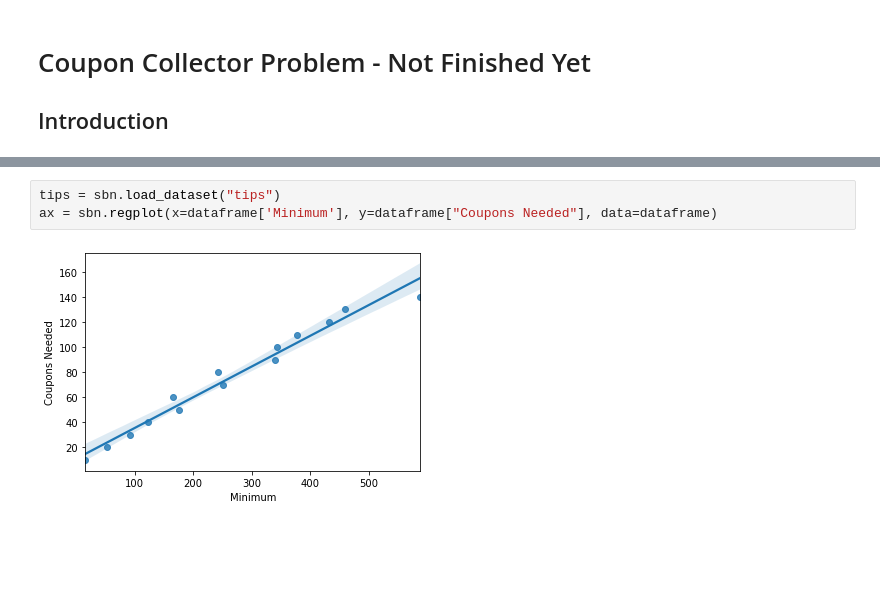
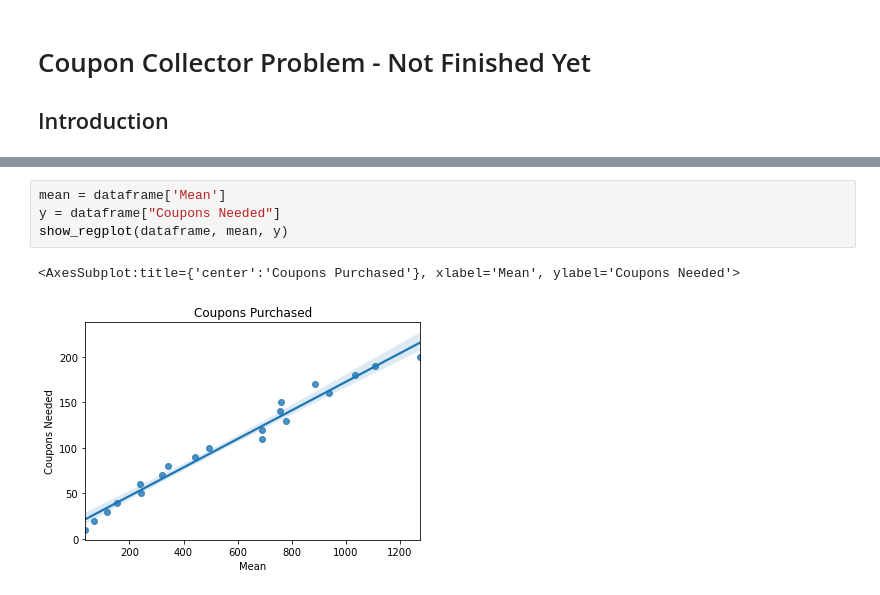
Before and after one commit to lucas-cell/CouponCollectorsProblem, a Jupyter notebook: coupon_collector_problem.ipynb, the cells around one changed output, grey strips where cells are left out. Cells and saved outputs as stored; diff of their text form; blank space fills up the shorter version.

```diff
--- a/coupon_collector_problem.ipynb
+++ b/coupon_collector_problem.ipynb
@@ -120,5 +35,7 @@ dataframe
-# %%
-tips = sbn.load_dataset("tips")
-ax = sbn.regplot(x=dataframe['Minimum'], y=dataframe["Coupons Needed"], data=dataframe)
-# %% [output]
-[figure, removed]
+# %%
+mean = dataframe['Mean']
+y = dataframe["Coupons Needed"]
+show_regplot(dataframe, mean, y)
+# %% [output]
+<AxesSubplot:title={'center':'Coupons Purchased'}, xlabel='Mean', ylabel='Coupons Needed'>
+[figure, added]
```
Also changed, not shown: parts of 8 cells of this notebook, 1 other file.
